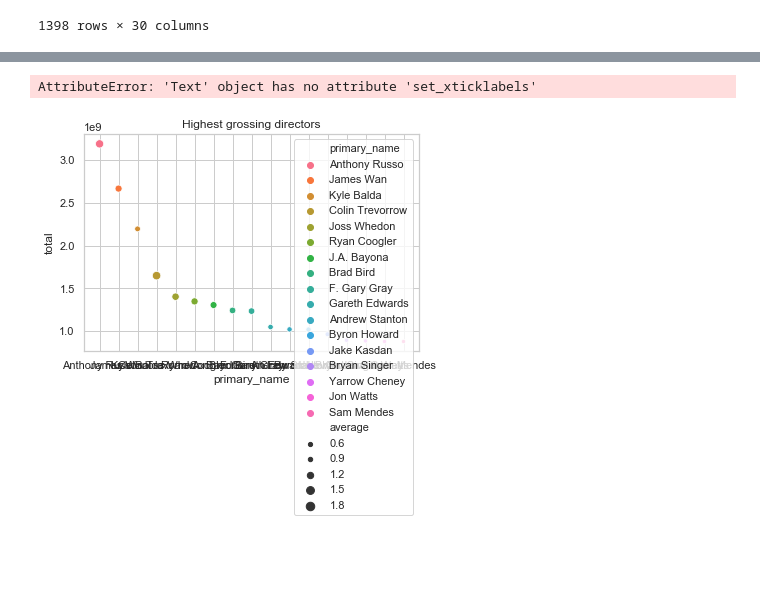
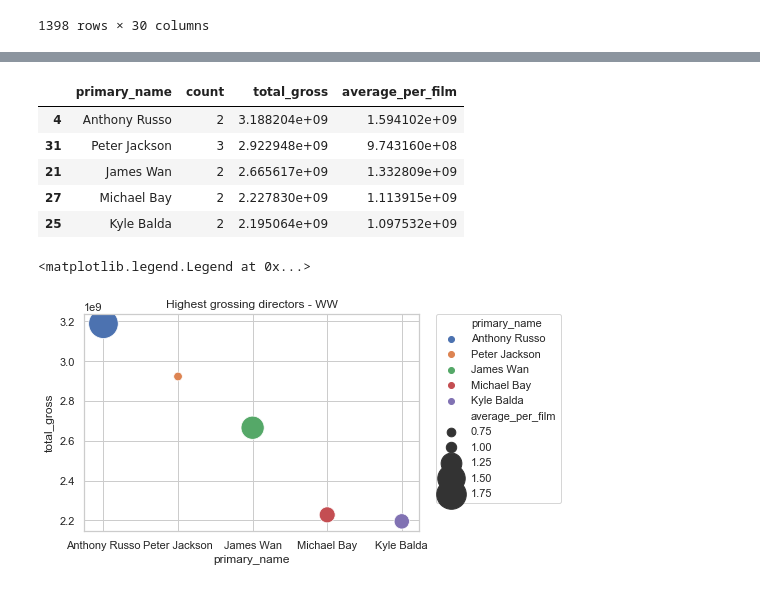
Before and after one commit to KyleDBetts/Project01, a Jupyter notebook: Movies_Project_JSK.ipynb, the cells around one changed output, grey strips where cells are left out. Cells and saved outputs as stored; diff of their text form; code cells hidden in the pictures; blank space fills up the shorter version.

```diff
--- a/Movies_Project_JSK.ipynb
+++ b/Movies_Project_JSK.ipynb
@@ -825,0 +723,15 @@ wwg
+# %%
+#highest grossing films in the past 5 years
+
+#worldwide
+wwg_f = gross.nlargest(50, 'worldwide_gross_int')
+wwg_m = wwg_f[['primary_name','primary_title', 'start_year','worldwide_gross_int']] \
+    .sort_values('worldwide_gross_int', ascending = False)
+wwg_m
+
+#domestic
+#worldwide
+dmg_f = gross.nlargest(50, 'domestic_gross_int')
+dmg_m = dmg_f[['primary_name','primary_title', 'start_year','domestic_gross_int']] \
+    .sort_values('domestic_gross_int', ascending = False)
+dmg_m
@@ -826,9 +756,36 @@ wwg
+# %%
+# Worldwide
+# count of top 50 grossing films by director
+wwg_n = wwg_m['primary_name'].value_counts()
+wwg_n = wwg_n.sort_index()
+wwg_n = wwg_n.to_frame().rename(columns={'primary_name':'count'})
+
+# total gross revenue by director from top 50 worldwide grossing films
+wwg_t = wwg_m.groupby('primary_name')['worldwide_gross_int'].sum()
+wwg_t = wwg_t.to_frame().rename(columns={'worldwide_gross_int':'total_gross'})
+
+# average gross revenue per film by director
+wwg_a = wwg_m.groupby('primary_name')['worldwide_gross_int'].mean()
+wwg_a = wwg_a.to_frame().rename(columns={'worldwide_gross_int':'average_per_film'})
+
+# joining the dataframes
+wwg = pd.concat([wwg_n, wwg_t, wwg_a], axis=1, join='inner')
+wwg = wwg.reset_index().rename(columns={'index':'primary_name'})
+wwg = wwg.sort_values(by='total_gross', ascending=False).nlargest(5,'total_gross')
+wwg
+# %% [output]
+|  | primary_name | count | total_gross | average_per_film |
+| 4 | Anthony Russo | 2 | 3.188204e+09 | 1.594102e+09 |
+| 31 | Peter Jackson | 3 | 2.922948e+09 | 9.743160e+08 |
+| 21 | James Wan | 2 | 2.665617e+09 | 1.332809e+09 |
+| 27 | Michael Bay | 2 | 2.227830e+09 | 1.113915e+09 |
+| 25 | Kyle Balda | 2 | 2.195064e+09 | 1.097532e+09 |
 # %%
 
-ax = sns.scatterplot(y="total", size='average', hue='primary_name', x="primary_name", data=wwg).set_title('Highest grossing directors')
-
+ax = sns.scatterplot(y="total_gross", size='average_per_film', hue='primary_name', x="primary_name", data=wwg, sizes=(75,175*5))\
+.set_title('Highest grossing directors - WW')
 
 plt.legend(bbox_to_anchor=(1.05, 1), loc=2, borderaxespad=0.)
 # %% [output]
-AttributeError: 'Text' object has no attribute 'set_xticklabels'
+<matplotlib.legend.Legend at 0x...>
-[figure, old version]
+[figure, new version]
```
Also changed, not shown: parts of 12 cells of this notebook.
